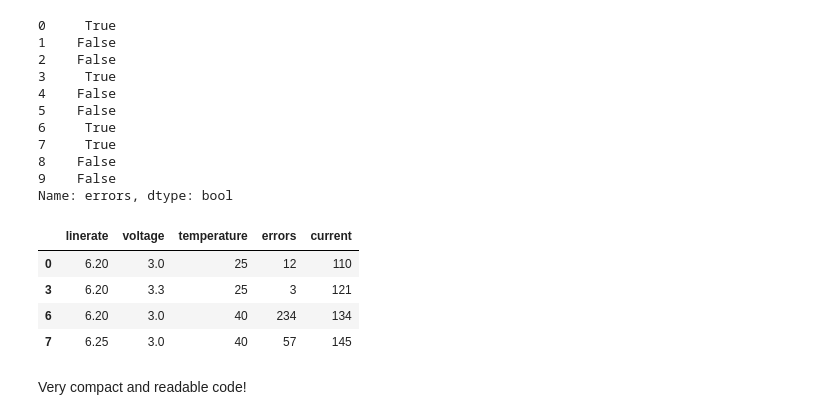
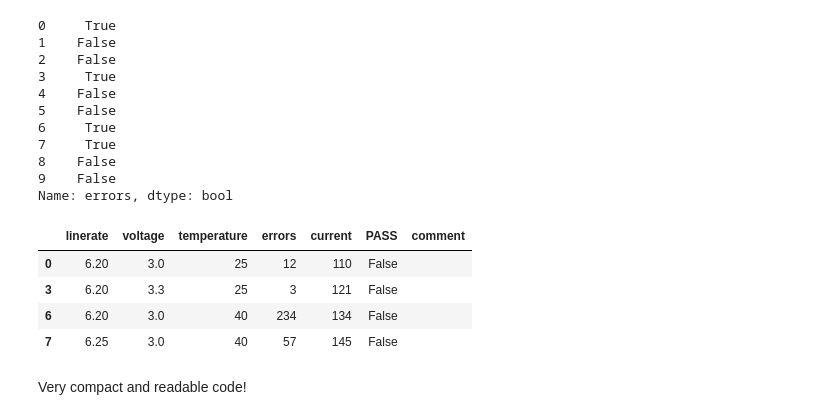
Before and after one commit to munich-ml/MLPy2020, a Jupyter notebook: 17_Pandas.ipynb, the cells around one changed output. Cells and saved outputs as stored; diff of their text form; code cells hidden in the pictures.

```diff
--- a/17_Pandas.ipynb
+++ b/17_Pandas.ipynb
@@ -25,6 +25,8 @@ dict_of_tests = {"linerate":   [6.2, 6.25, 6.3, 6.2, 6.25, 6.3, 6.2, 6.25, 6.2,
                  "voltage":    [  3,    3,   3, 3.3,  3.3, 3.3,   3,    3, 3.3,  3.3],
                  "temperature":[ 25,   25,  25,  25,   25,  25,  40,   40,  40,   40],
                  "errors":     [ 12,    0,   0,   3,    0,   0, 234,   57,   0,    0],
-                 "current":    [110,  115, 122, 121,  129, 136, 134,  145, 142,  155]}
+                 "current":    [110,  115, 122, 121,  129, 136, 134,  145, 142,  155],
+                 "PASS":       [False, True, True, False, True, True, False, False, True, False],
+                 "comment":    ["", "", "", "", "", "ESD event", "", "", "", ""]}
 dict_of_tests
 # %% [output]
@@ -188,7 +197,8 @@ tests.loc[rows, cols]
 ### Boolean indexing
 Example: Get all rows with `errors > 0`
 # %%
-tests["errors"] > 0
+mask = tests["errors"] > 0
+mask
 # %% [output]
 0     True
 1    False
@@ -202,13 +212,13 @@ tests["errors"] > 0
 9    False
 Name: errors, dtype: bool
 # %%
-tests.loc[tests["errors"] > 0, :]
+tests.loc[mask, :]
 # %% [output]
-|  | linerate | voltage | temperature | errors | current |
-| 0 | 6.20 | 3.0 | 25 | 12 | 110 |
-| 3 | 6.20 | 3.3 | 25 | 3 | 121 |
-| 6 | 6.20 | 3.0 | 40 | 234 | 134 |
-| 7 | 6.25 | 3.0 | 40 | 57 | 145 |
+|  | linerate | voltage | temperature | errors | current | PASS | comment |
+| 0 | 6.20 | 3.0 | 25 | 12 | 110 | False |  |
+| 3 | 6.20 | 3.3 | 25 | 3 | 121 | False |  |
+| 6 | 6.20 | 3.0 | 40 | 234 | 134 | False |  |
+| 7 | 6.25 | 3.0 | 40 | 57 | 145 | False |  |
 # %% [markdown]
 Very compact and readable code!
 # %%
```
Also changed, not shown: parts of 28 cells of this notebook.
